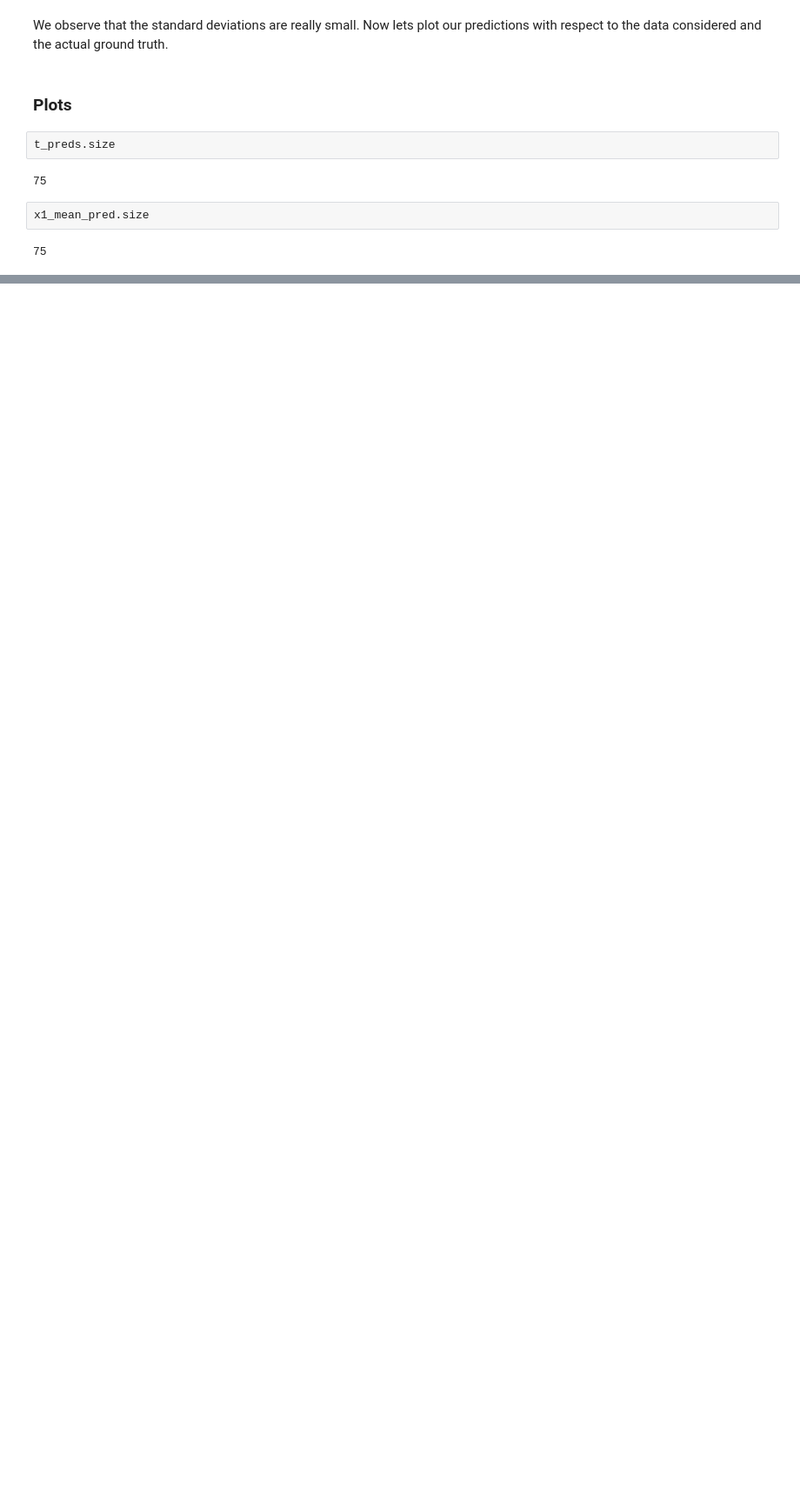
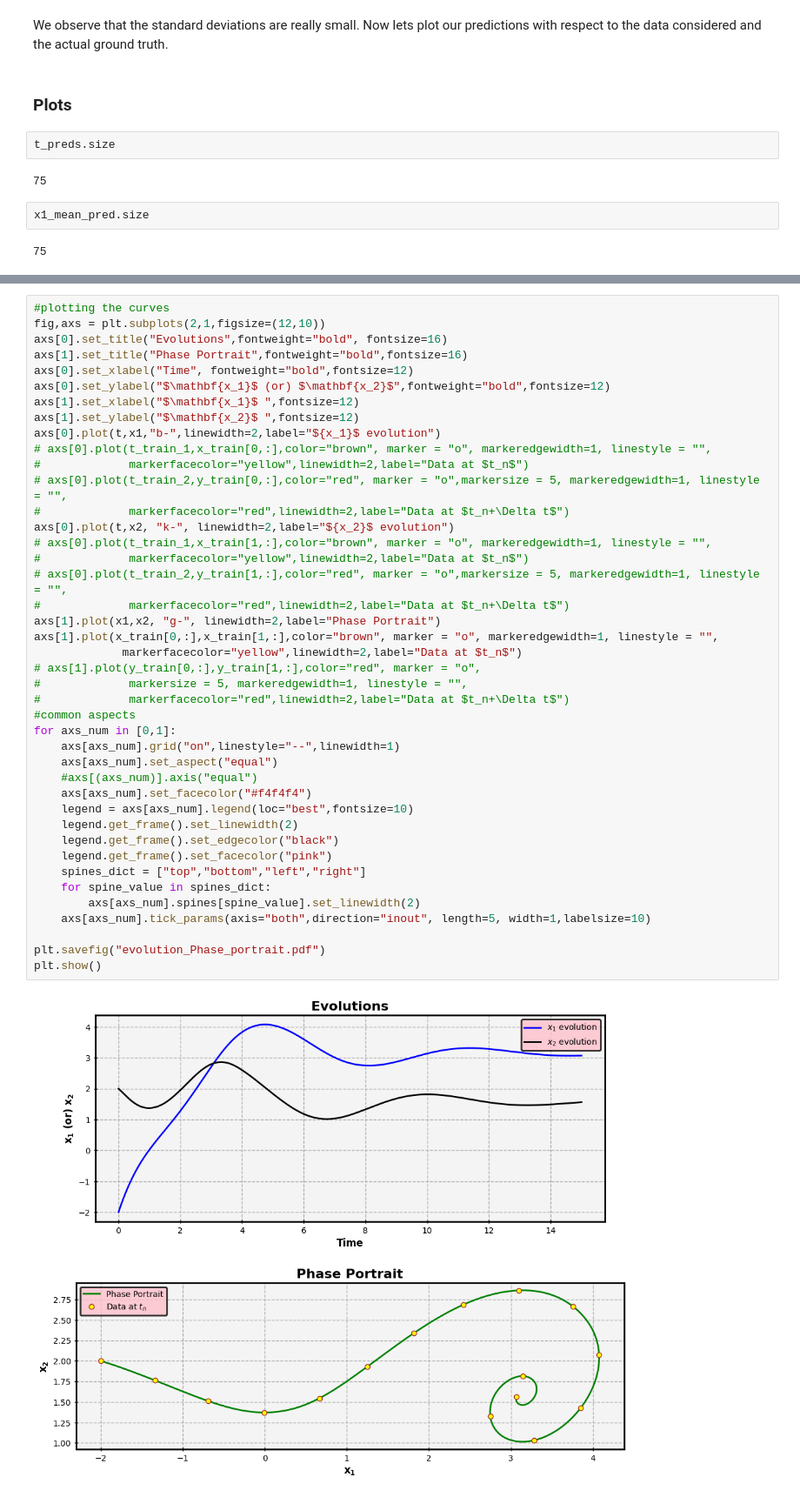
Before and after one commit to deekshithpn/PhD, a Jupyter notebook: GPR/240508_toyProb_2dsystem_notds/240508_2d_toy_discrete_dynamical_system_equi_distant.ipynb, the cells around one changed output, grey strips where cells are left out. Shown at 87% size. Saved outputs shown, nothing was run; the diff lists cells and outputs as text; blank space fills up the shorter version.

```diff
--- a/GPR/240508_toyProb_2dsystem_notds/240508_2d_toy_discrete_dynamical_system_equi_distant.ipynb
+++ b/GPR/240508_toyProb_2dsystem_notds/240508_2d_toy_discrete_dynamical_system_equi_distant.ipynb
@@ -325,0 +328,44 @@ plt.show()
+# %%
+#plotting the curves
+fig,axs = plt.subplots(2,1,figsize=(12,10))
+axs[0].set_title("Evolutions",fontweight="bold", fontsize=16)
+axs[1].set_title("Phase Portrait",fontweight="bold",fontsize=16)
+axs[0].set_xlabel("Time", fontweight="bold",fontsize=12)
+axs[0].set_ylabel("$\mathbf{x_1}$ (or) $\mathbf{x_2}$",fontweight="bold",fontsize=12)
+axs[1].set_xlabel("$\mathbf{x_1}$ ",fontsize=12)
+axs[1].set_ylabel("$\mathbf{x_2}$ ",fontsize=12)
+axs[0].plot(t,x1,"b-",linewidth=2,label="${x_1}$ evolution")
+# axs[0].plot(t_train_1,x_train[0,:],color="brown", marker = "o", markeredgewidth=1, linestyle = "",
+#             markerfacecolor="yellow",linewidth=2,label="Data at $t_n$")
+# axs[0].plot(t_train_2,y_train[0,:],color="red", marker = "o",markersize = 5, markeredgewidth=1, linestyle = "",
+#             markerfacecolor="red",linewidth=2,label="Data at $t_n+\Delta t$")
+axs[0].plot(t,x2, "k-", linewidth=2,label="${x_2}$ evolution")
+# axs[0].plot(t_train_1,x_train[1,:],color="brown", marker = "o", markeredgewidth=1, linestyle = "",
+#             markerfacecolor="yellow",linewidth=2,label="Data at $t_n$")
+# axs[0].plot(t_train_2,y_train[1,:],color="red", marker = "o",markersize = 5, markeredgewidth=1, linestyle = "",
+#             markerfacecolor="red",linewidth=2,label="Data at $t_n+\Delta t$")
+axs[1].plot(x1,x2, "g-", linewidth=2,label="Phase Portrait")
+axs[1].plot(x_train[0,:],x_train[1,:],color="brown", marker = "o", markeredgewidth=1, linestyle = "",
+             markerfacecolor="yellow",linewidth=2,label="Data at $t_n$")
+# axs[1].plot(y_train[0,:],y_train[1,:],color="red", marker = "o",
+#             markersize = 5, markeredgewidth=1, linestyle = "",
+#             markerfacecolor="red",linewidth=2,label="Data at $t_n+\Delta t$")
+#common aspects
+for axs_num in [0,1]:
+    axs[axs_num].grid("on",linestyle="--",linewidth=1)
+    axs[axs_num].set_aspect("equal")
+    #axs[(axs_num)].axis("equal")
+    axs[axs_num].set_facecolor("#f4f4f4")
+    legend = axs[axs_num].legend(loc="best",fontsize=10)
+    legend.get_frame().set_linewidth(2)
+    legend.get_frame().set_edgecolor("black")
+    legend.get_frame().set_facecolor("pink")
+    spines_dict = ["top","bottom","left","right"]
+    for spine_value in spines_dict:
+        axs[axs_num].spines[spine_value].set_linewidth(2)
+    axs[axs_num].tick_params(axis="both",direction="inout", length=5, width=1,labelsize=10)
+
+plt.savefig("evolution_Phase_portrait.pdf")
+plt.show()
+# %% [output]
+[figure, added]
```
Also changed, not shown: parts of 6 cells of this notebook, 41 other files.
